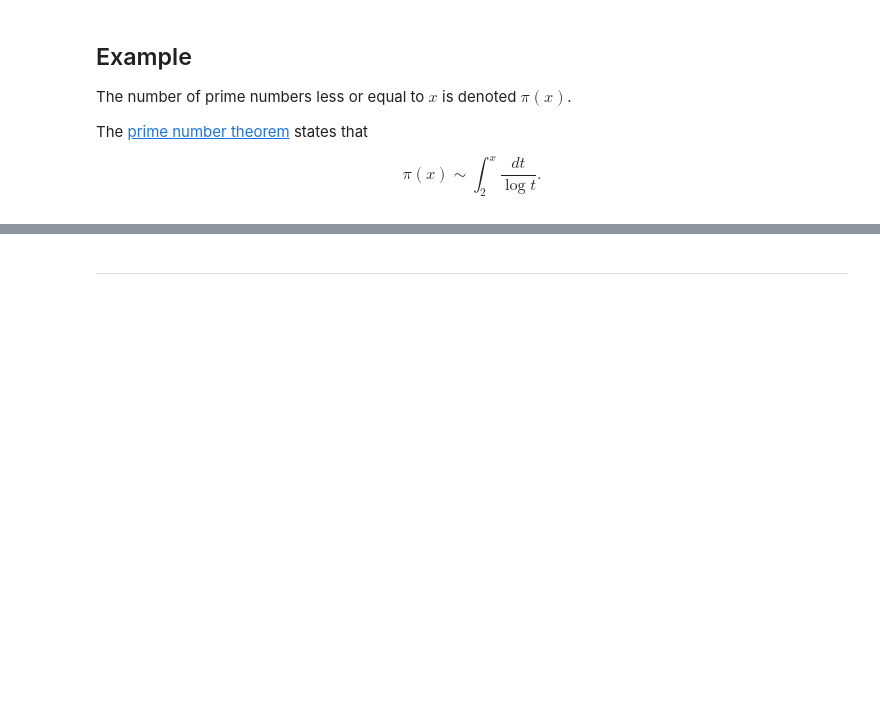
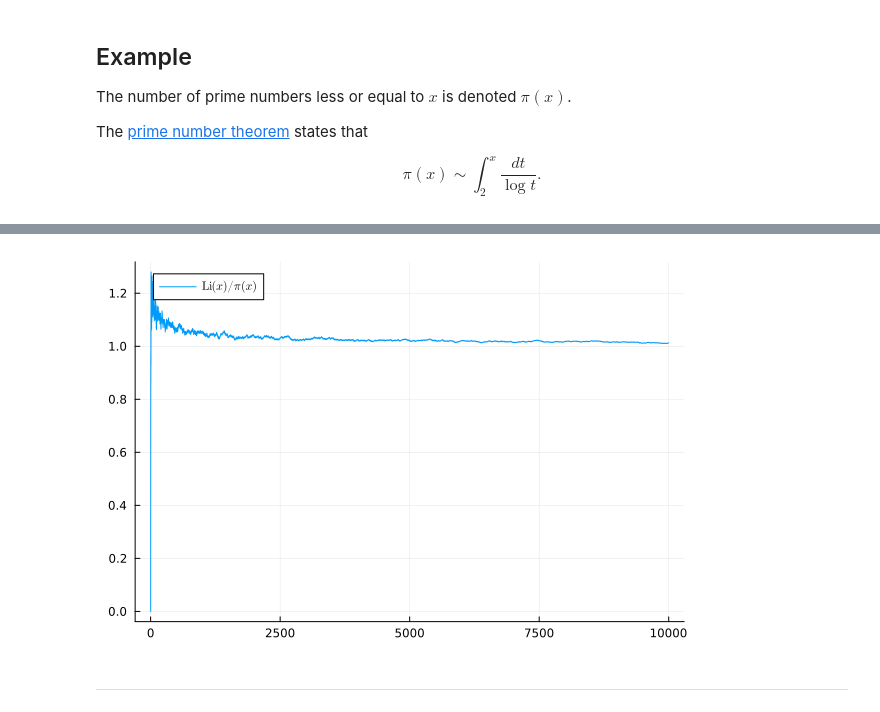
Before and after one commit to math435/20262-lecture-notes, a Jupyter notebook: chapter15/Section 15.4 - Adaptive quadrature.ipynb, the cells around one changed output, grey strips where cells are left out. Cells and saved outputs as stored; diff of their text form; code cells hidden in the pictures; blank space fills up the shorter version.

```diff
--- a/chapter15/Section 15.4 - Adaptive quadrature.ipynb
+++ b/chapter15/Section 15.4 - Adaptive quadrature.ipynb
@@ -320,13 +370,15 @@ length(primes(x)), Q, length(mesh)
 # %%
 n = 10000
 
 px = [length(primes(k)) for k=2:n];
 Li = [quadsimp(f, 2., Float64(k), tol)[1] for k=2:n];
 
 plot(legend=:topleft)
-plot!(px, label=L"\pi(x)")
-plot!(Li, label=L"\mathrm{Li}(x)")
-#plot!(Li./px, label=L"\mathrm{Li}(x)/\pi(x)")
+#plot!(px, label=L"\pi(x)")
+#plot!(Li, label=L"\mathrm{Li}(x)")
+plot!(Li./px, label=L"\mathrm{Li}(x)/\pi(x)")
+# %% [output]
+[figure, added]
 # %% [markdown]
 ---
 # %%
```
Also changed, not shown: parts of 10 cells of this notebook, 2 other files.
